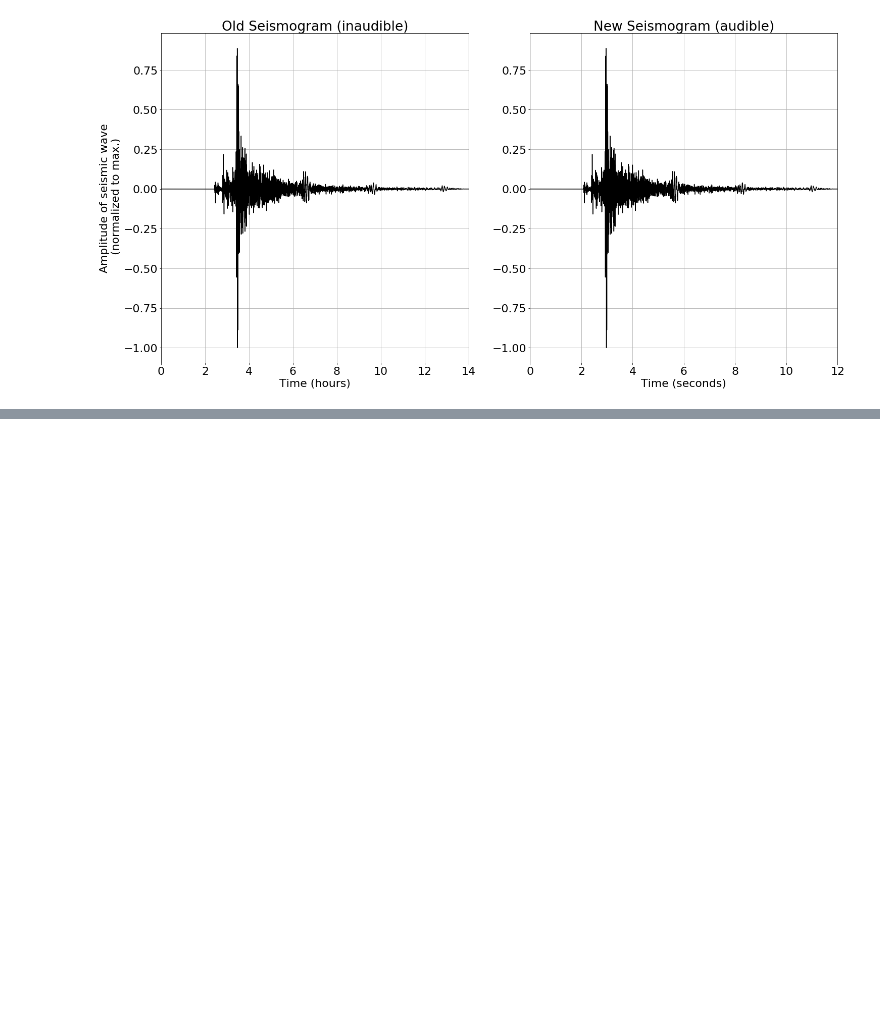
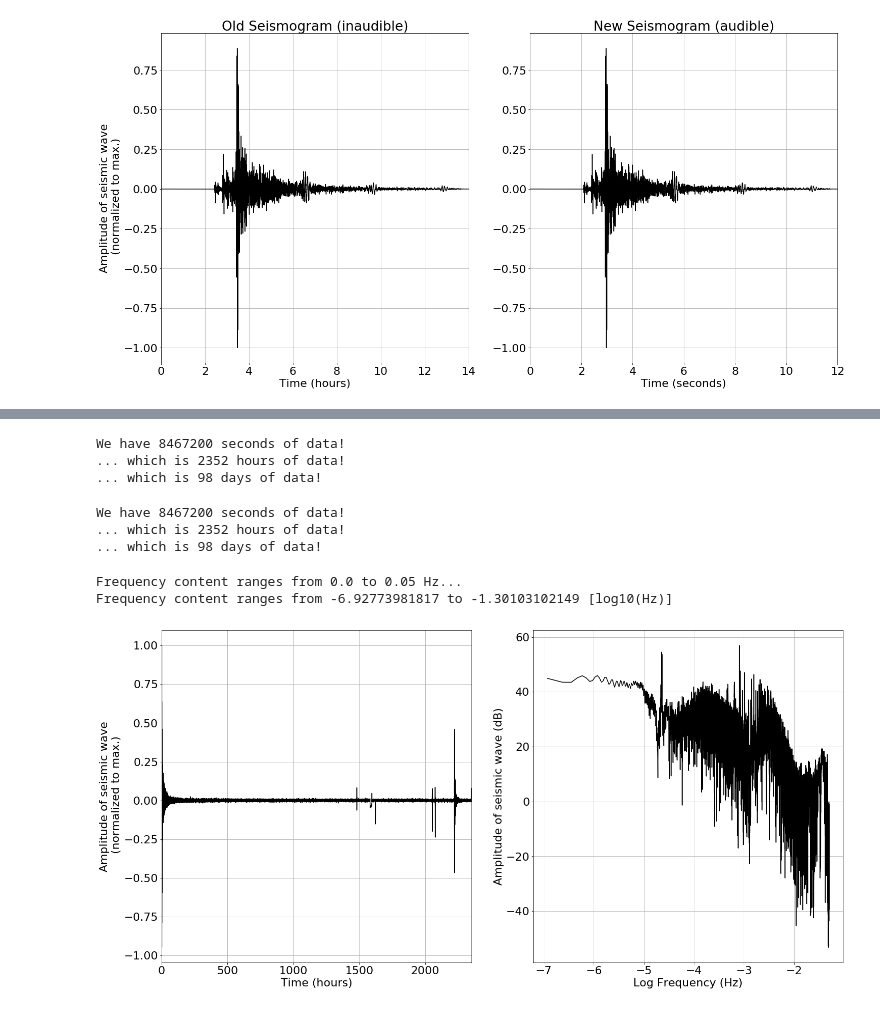
Before and after one commit to benholtzman/datamovies, a Jupyter notebook: 1_codes/s01_DirectSonification.ipynb, the cells around one changed output, grey strips where cells are left out. Drawn from its saved outputs; the diff is of its cells as text; code cells hidden in the pictures; blank space fills up the shorter version.

```diff
--- a/1_codes/s01_DirectSonification.ipynb
+++ b/1_codes/s01_DirectSonification.ipynb
@@ -179,0 +208,66 @@ librosa.output.write_wav(DirOut + OutFileName, data_n, sr_sound, norm=False)
+# %%
+# get the data in:
+DirIn = '../0_data_nogit/'
+
+# This is the Sumatra earthquake (2004), recorded by a seimic station located in Albuquerque, NM
+FileNameIn = 'Sumatra_2004_ANMO_14wks.VHZ'
+# Note that this data has been pre-processed (instrument response removal)
+fs = 0.1
+# Datatype VHZ is downsampled to 0.1 Hz (p=10 s)
+
+data = np.loadtxt(DirIn + FileNameIn)
+duration = len(data)/fs
+# %% [output]
+We have 8467200 seconds of data!
+... which is 2352 hours of data!
+... which is 98 days of data!
+# %%
+# make time vectors for plotting purposes only
+t = np.arange(0,duration,1./fs) # in seconds
+t_hours = np.arange(0,duration/3600,1./fs/3600) # in hours
+t_days = np.arange(0,duration/3600/24,1./fs/3600/24) # in days
+
+print('We have ' + str(int(duration)) + ' seconds of data!')
+print('... which is ' + str(int(duration/3600)) + ' hours of data!')
+print('... which is ' + str(int(duration/3600/24)) + ' days of data!')
+# %% [output]
+We have 8467200 seconds of data!
+... which is 2352 hours of data!
+... which is 98 days of data!
+# %%
+# Compute the spectrum
+Nfft = len(data)
+f = np.arange(0,sr/2,sr/Nfft)
+S = spfft.fft(data,Nfft); S = S[:int(Nfft/2)]
+print('Frequency content ranges from ' + str(f[0]) + ' to ' + str(round(f[-1],3)) + ' Hz...')
+print('Frequency content ranges from ' + str(np.log10(f[1])) + ' to ' + str(np.log10(f[-1])) + ' [log10(Hz)]')
+# %% [output]
+Frequency content ranges from 0.0 to 0.05 Hz...
+Frequency content ranges from -6.92773981817 to -1.30103102149 [log10(Hz)]
+# %%
+# 1) force the signal's mean value to be zero (how to kill your loudspeakers...)
+data = data - np.mean(data)
+
+# 2) limit the signal's amplitude = avoid too large peaks (how to re-kill your loudspeakers...)
+# but keep the value because we want to compare the power to other data...
+maxabs = np.amax(np.absolute(data))
+data_n = data/maxabs
+# %%
+# plot
+S = spfft.fft(data_n,Nfft)
+S = S[:int(Nfft/2)]
+
+plt.figure(figsize=(12*2,6*2))
+plt.subplot(1,2,1)
+plt.plot(t_hours,data_n,'k')
+plt.xlabel('Time (hours)')
+plt.ylabel('Amplitude of seismic wave\n (normalized to max.)')
+plt.grid()
+plt.xlim([0,duration/3600])
+plt.subplot(1,2,2)
+plt.plot(np.log10(f),20*np.log10(np.absolute(S)),'k')
+plt.xlabel('Log Frequency (Hz)')
+plt.ylabel('Amplitude of seismic wave (dB)')
+plt.grid()
+# %% [output]
+[figure, added]
```
Also changed, not shown: parts of 14 cells of this notebook, 2 other files.
